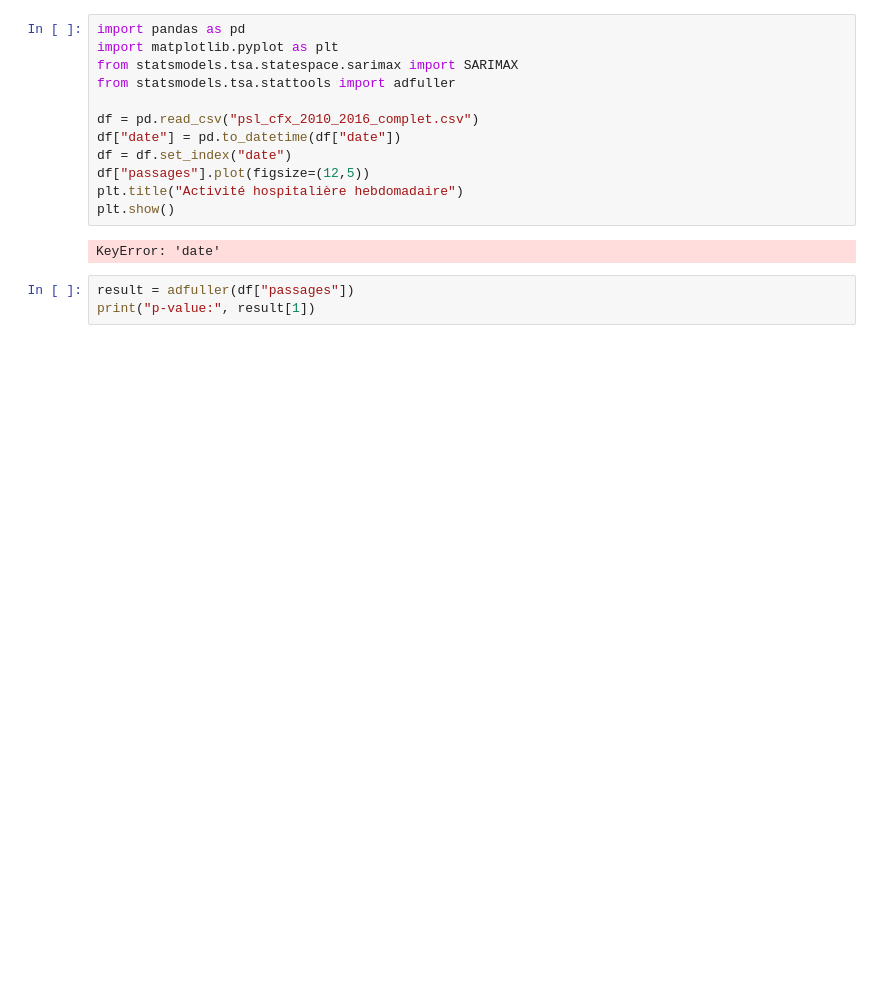
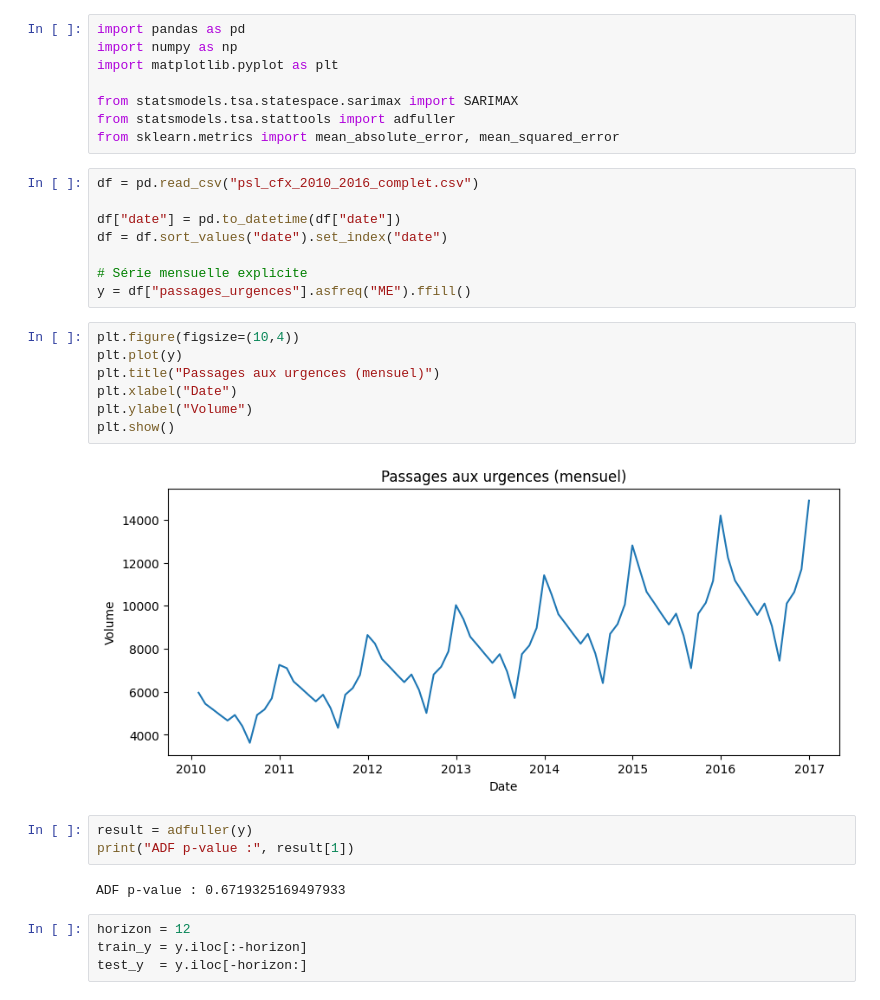
Before and after one commit to F2BHugo/Smartcare_analytics, a Jupyter notebook: SARIMA.ipynb, the cells around one changed output. Drawn from its saved outputs; the diff is of its cells as text; blank space fills up the shorter version.

```diff
--- a/SARIMA.ipynb
+++ b/SARIMA.ipynb
@@ -1,18 +1,35 @@
 # %%
 import pandas as pd
+import numpy as np
 import matplotlib.pyplot as plt
+
 from statsmodels.tsa.statespace.sarimax import SARIMAX
 from statsmodels.tsa.stattools import adfuller
-
-df = pd.read_csv("psl_cfx_2010_2016_complet.csv")
-df["date"] = pd.to_datetime(df["date"])
-df = df.set_index("date")
-df["passages"].plot(figsize=(12,5))
-plt.title("Activité hospitalière hebdomadaire")
-plt.show()
+from sklearn.metrics import mean_absolute_error, mean_squared_error
-# %% [output]
-KeyError: 'date'
+# %%
+df = pd.read_csv("psl_cfx_2010_2016_complet.csv")
+
+df["date"] = pd.to_datetime(df["date"])
+df = df.sort_values("date").set_index("date")
+
+# Série mensuelle explicite
+y = df["passages_urgences"].asfreq("ME").ffill()
+# %%
+plt.figure(figsize=(10,4))
+plt.plot(y)
+plt.title("Passages aux urgences (mensuel)")
+plt.xlabel("Date")
+plt.ylabel("Volume")
+plt.show()
+# %% [output]
+[figure, added]
 # %%
-result = adfuller(df["passages"])
-print("p-value:", result[1])
+result = adfuller(y)
+print("ADF p-value :", result[1])
+# %% [output]
+ADF p-value : 0.6719325169497933
+# %%
+horizon = 12
+train_y = y.iloc[:-horizon]
+test_y  = y.iloc[-horizon:]
 # %%
```
Also changed, not shown: parts of 6 cells of this notebook.
